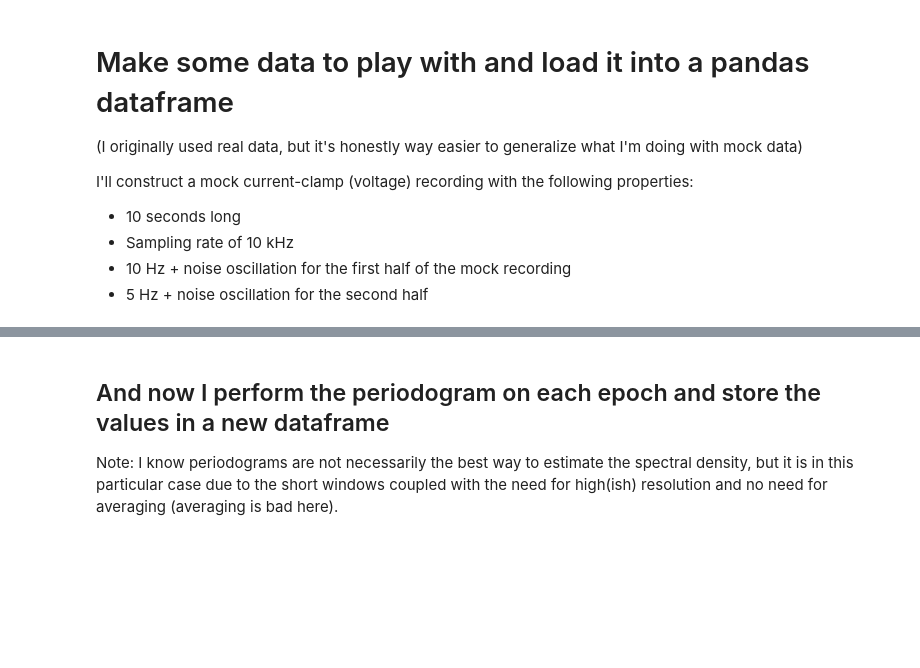
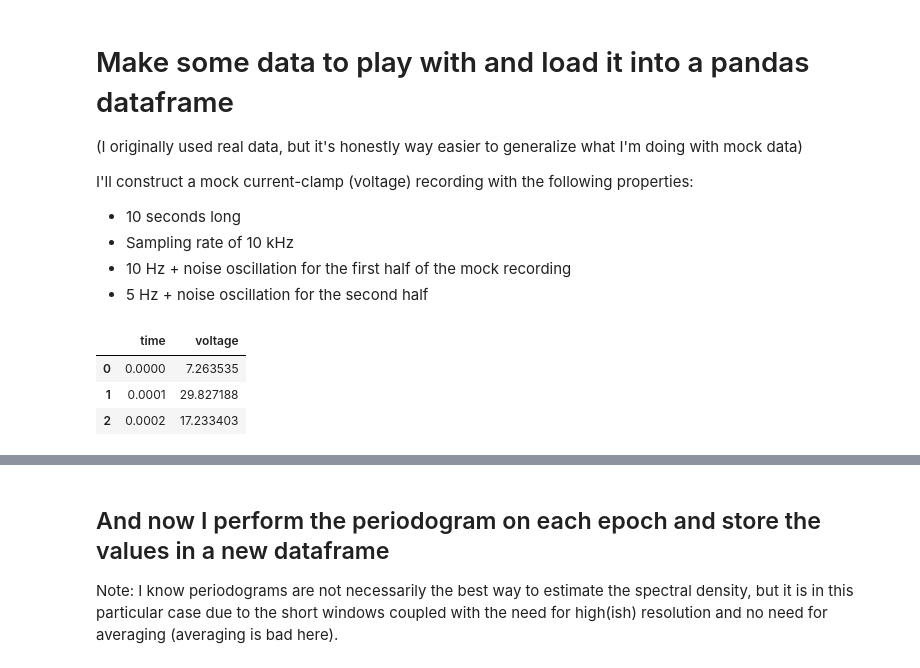
Before and after one commit to chadestep/playing_with_python, a Jupyter notebook: Signal Processing.ipynb, the cells around one changed output, grey strips where cells are left out. Saved outputs shown, nothing was run; the diff lists cells and outputs as text; code cells hidden in the pictures; blank space fills up the shorter version.

```diff
--- a/Signal Processing.ipynb
+++ b/Signal Processing.ipynb
@@ -26,16 +26,22 @@ I'll construct a mock current-clamp (voltage) recording with the following prope
 # %%
 x     = np.arange(0,5,0.0001)
 noise = (25 * np.random.randn(len(x)))
 
 large_slow    = (10 * np.sin(20 * np.pi * x))
 first_half    = np.array(large_slow + noise)
 larger_slower = (15 * np.sin(10 * np.pi * x))
 second_half   = np.array(larger_slower + noise)
 
 x = np.arange(0,10,0.0001)
 y = np.concatenate((first_half,second_half))
 
 data_dict = {'time':x,'voltage':y}
 df = pd.DataFrame(data_dict)
+df.head(3)
+# %% [output]
+|  | time | voltage |
+| 0 | 0.0000 | 7.263535 |
+| 1 | 0.0001 | 29.827188 |
+| 2 | 0.0002 | 17.233403 |
 # %%
 # Plot it just to make sure everything looks as it should
```
Also changed, not shown: parts of 6 cells of this notebook.
